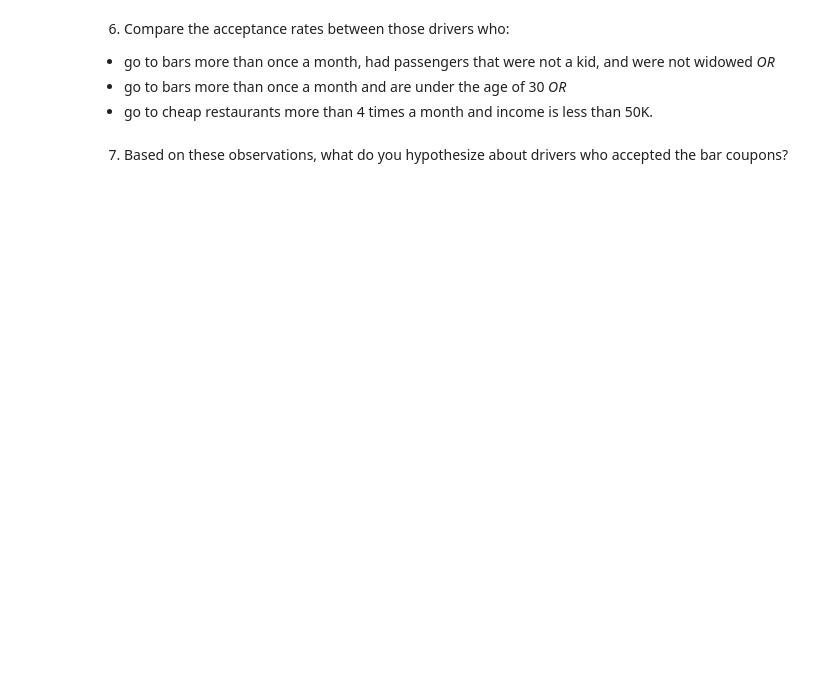
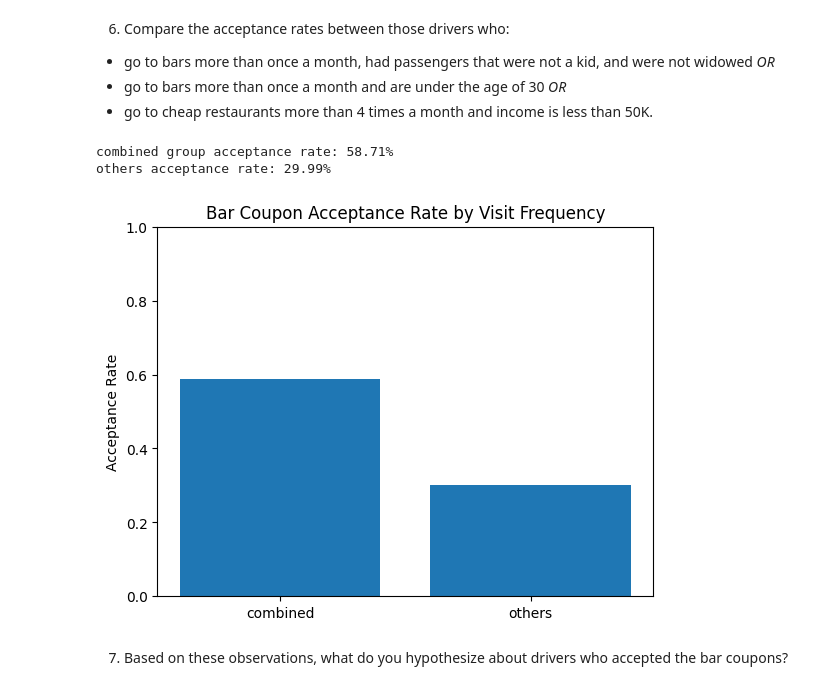
Before and after one commit to cnolan3/coupon_acceptance, a Jupyter notebook: prompt.ipynb, the cells around one changed output. Saved outputs shown, nothing was run; the diff lists cells and outputs as text; code cells hidden in the pictures; blank space fills up the shorter version.

```diff
--- a/prompt.ipynb
+++ b/prompt.ipynb
@@ -222,5 +309,40 @@ Now, we will lead you through an exploration of just the bar related coupons.
 - go to bars more than once a month, had passengers that were not a kid, and were not widowed *OR*
 - go to bars more than once a month and are under the age of 30 *OR*
 - go to cheap restaurants more than 4 times a month and income is less than 50K.
+# %%
+# age below 30
+under_30 = ["below21", "21", "26"]
+
+# income values under 50k
+under_50k = ["Less than $12500", "$12500 - $24999", "$25000 - $37499", "$37500 - $49999"]
+
+# condition 1: bars > 1, no kids, not widowed
+c1 = bar["Bar"].isin(gt1) & ~(bar["passanger"] == "Kid(s)") & ~(bar['maritalStatus'] == 'Widowed')
+
+# condition 2: bars > 1, under 30
+c2 = bar["Bar"].isin(gt1) & bar["age"].isin(under_30)
+
+# condition 3: cheap restaurant > 4, income < 50k
+c3 = bar["RestaurantLessThan20"].isin(["4~8", "gt8"]) & bar['income'].isin(under_50k)
+
+combined = bar[c1 | c2 | c3]
+others = bar[~(c1 | c2 | c3)]
+
+percent_combined = combined["Y"].mean()
+percent_others = others["Y"].mean()
+
+print(f'combined group acceptance rate: {percent_combined:.2%}')
+print(f'others acceptance rate: {percent_others:.2%}')
+
+
+plt.bar(['combined', 'others'], [percent_combined, percent_others])
+plt.ylabel('Acceptance Rate')
+plt.title('Bar Coupon Acceptance Rate by Visit Frequency')
+plt.ylim(0, 1)
+plt.show()
+# %% [output]
+combined group acceptance rate: 58.71%
+others acceptance rate: 29.99%
+[figure, added]
 # %% [markdown]
 7.  Based on these observations, what do you hypothesize about drivers who accepted the bar coupons?
```
Also changed, not shown: parts of 9 cells of this notebook.
